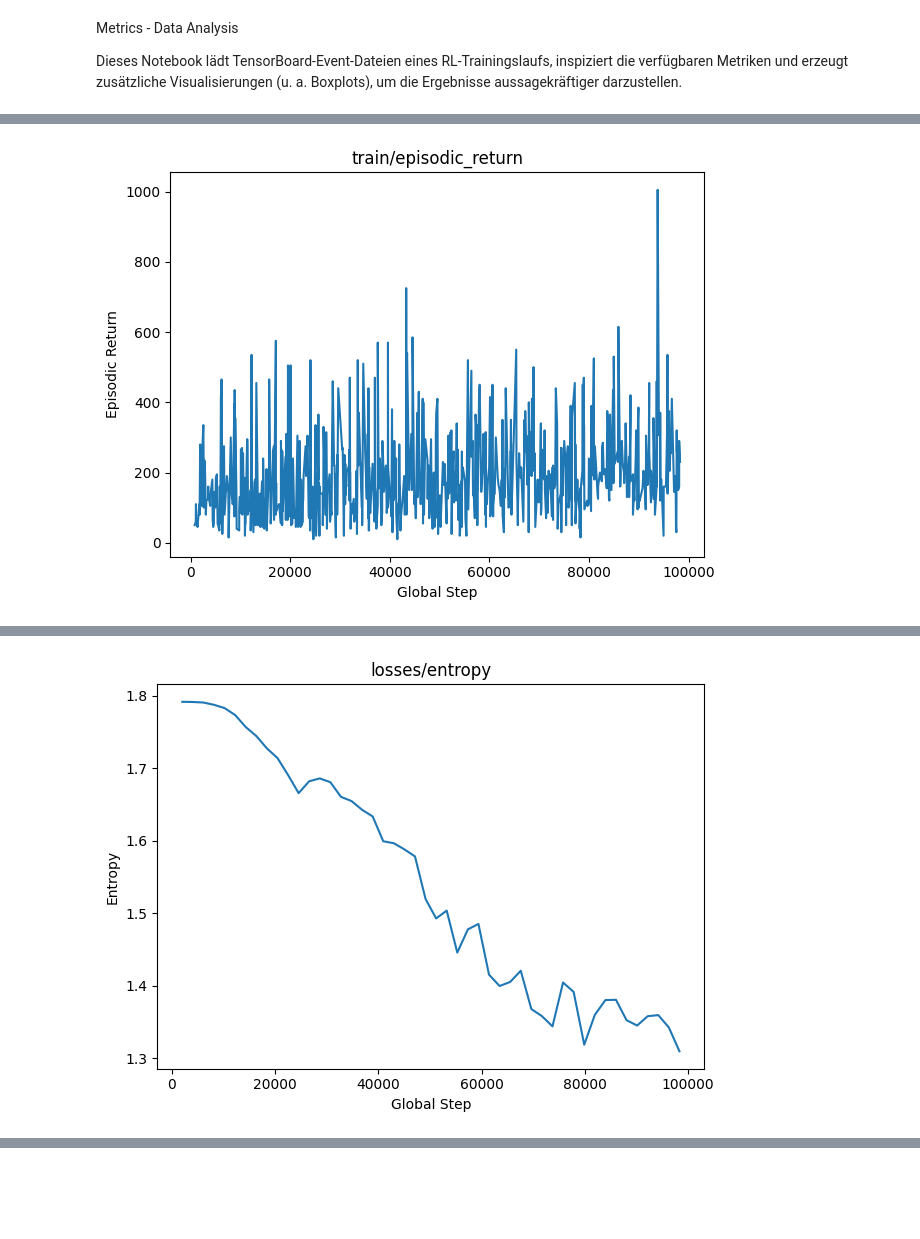
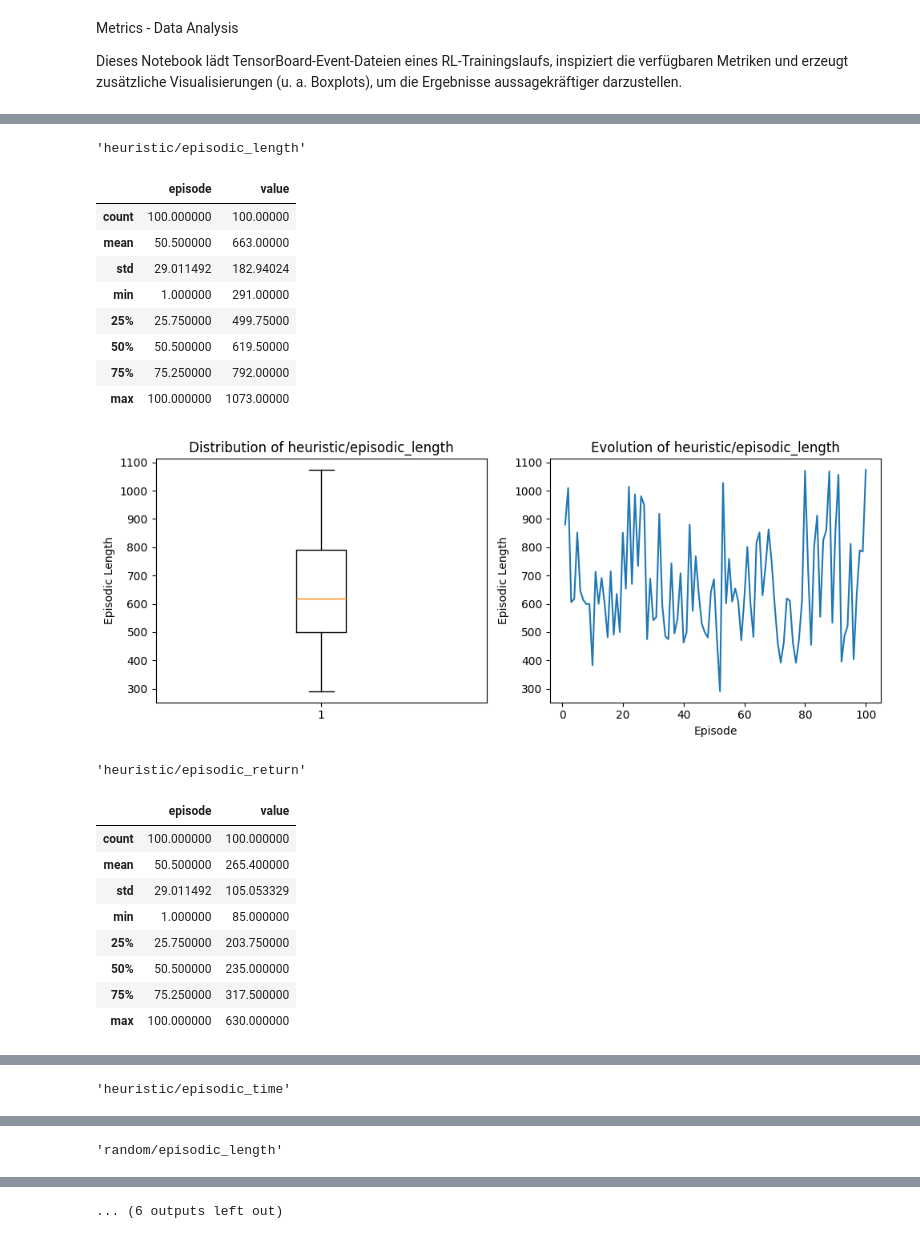
Before and after one commit to FloBaumgartner/rle_space_invaders, a Jupyter notebook: eval_metrics.ipynb, the cells around one changed output, grey strips where cells are left out. Saved outputs shown, nothing was run; the diff lists cells and outputs as text; code cells hidden in the pictures; blank space fills up the shorter version.

Commit message:
eval runs and started with report

```diff
--- a/eval_metrics.ipynb
+++ b/eval_metrics.ipynb
@@ -10,4 +138,4 @@ import matplotlib.pyplot as plt
 # %%
-logdir = "runs\ALE\SpaceInvaders-v5__ppo_clean_rl__1__20250612_134838"
-print(f"Verwende logdir: {logdir}")
+baseline = "runs\ALE\SpaceInvaders-v5-baseline-1-20250615_135526"
+print(f"Verwende logdir: {baseline}")
 # %% [output]
@@ -36,0 +143,3 @@ Gelesene Werte: 2,958
+# %%
+df_base = load_scalars(baseline)
+print(f"Gelesene Werte: {len(df_base):,}")
@@ -37,6 +148,4 @@ Gelesene Werte: 2,958
 # %%
-print("Verfügbare Scalar‑Tags:")
-for t in sorted(df['tag'].unique()):
-    print("  •", t)
+base_tags = display_available_tags(df_base)
 # %% [output]
 Verfügbare Scalar‑Tags:
@@ -58,20 +158,24 @@ Verfügbare Scalar‑Tags:
 # %%
-train_tags = [
-    'train/episodic_return', 'charts/learning_rate', 'losses/value_loss',
-    'losses/policy_loss', 'losses/entropy', 'losses/old_approx_kl',
-    'losses/approx_kl', 'losses/clipfrac', 'losses/explained_variance',
-    'charts/StepPerSecond'
-]
-
-for tag in train_tags:
-    if tag in df['tag'].values:
-        subset = df[df['tag'] == tag].sort_values('step')
-        plt.figure()
-        plt.plot(subset['step'], subset['value'])
-        plt.title(tag)
-        plt.xlabel('Global Step')
-        plt.ylabel(tag.split('/')[-1].replace('_', ' ').title())
-        plt.tight_layout()
-        plt.show()
+display_eval_tags(df_base,base_tags)
 # %% [output]
+'heuristic/episodic_length'
+|  | episode | value |
+| count | 100.000000 | 100.00000 |
+| mean | 50.500000 | 663.00000 |
+| std | 29.011492 | 182.94024 |
+| min | 1.000000 | 291.00000 |
+| 25% | 25.750000 | 499.75000 |
+| 50% | 50.500000 | 619.50000 |
+| 75% | 75.250000 | 792.00000 |
+| max | 100.000000 | 1073.00000 |
-[figure, old version]
+[figure, new version]
+'heuristic/episodic_return'
+|  | episode | value |
+| count | 100.000000 | 100.000000 |
+| mean | 50.500000 | 265.400000 |
+| std | 29.011492 | 105.053329 |
+| min | 1.000000 | 85.000000 |
+| 25% | 25.750000 | 203.750000 |
+| 50% | 50.500000 | 235.000000 |
+| 75% | 75.250000 | 317.500000 |
+| max | 100.000000 | 630.000000 |
@@ -78,0 +183 @@ for tag in train_tags:
+'heuristic/episodic_time'
@@ -79,0 +194 @@ for tag in train_tags:
+'random/episodic_length'
@@ -81 +204,0 @@ for tag in train_tags:
-[figure, removed]
@@ -86,0 +205 @@ for tag in train_tags:
+... (6 outputs left out)
```
Also changed, not shown: parts of 43 cells of this notebook, 2 other files.
